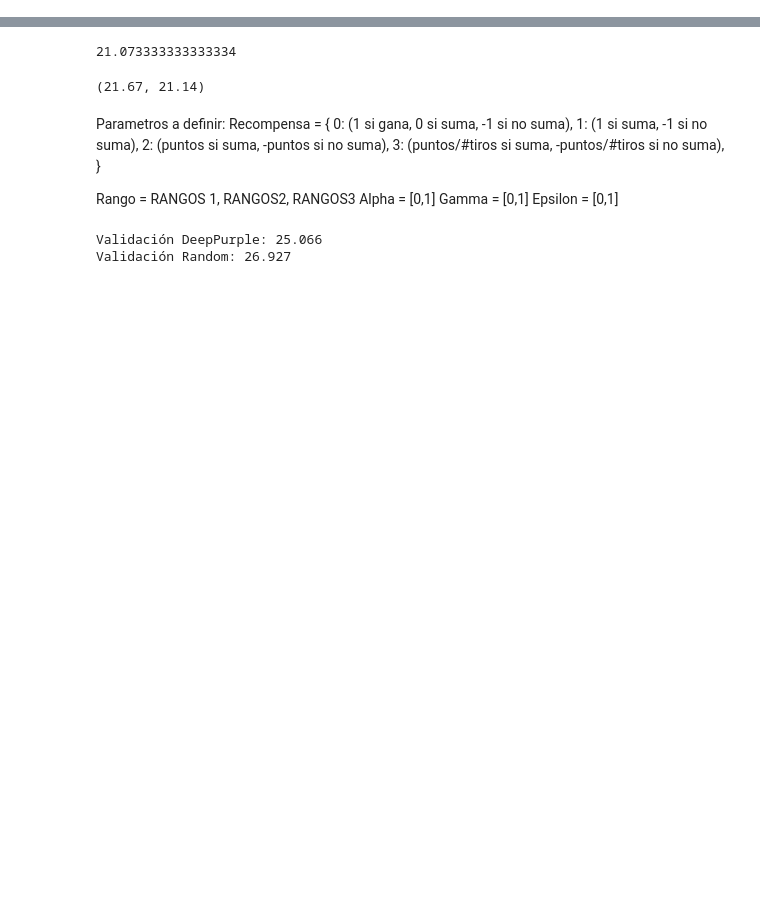
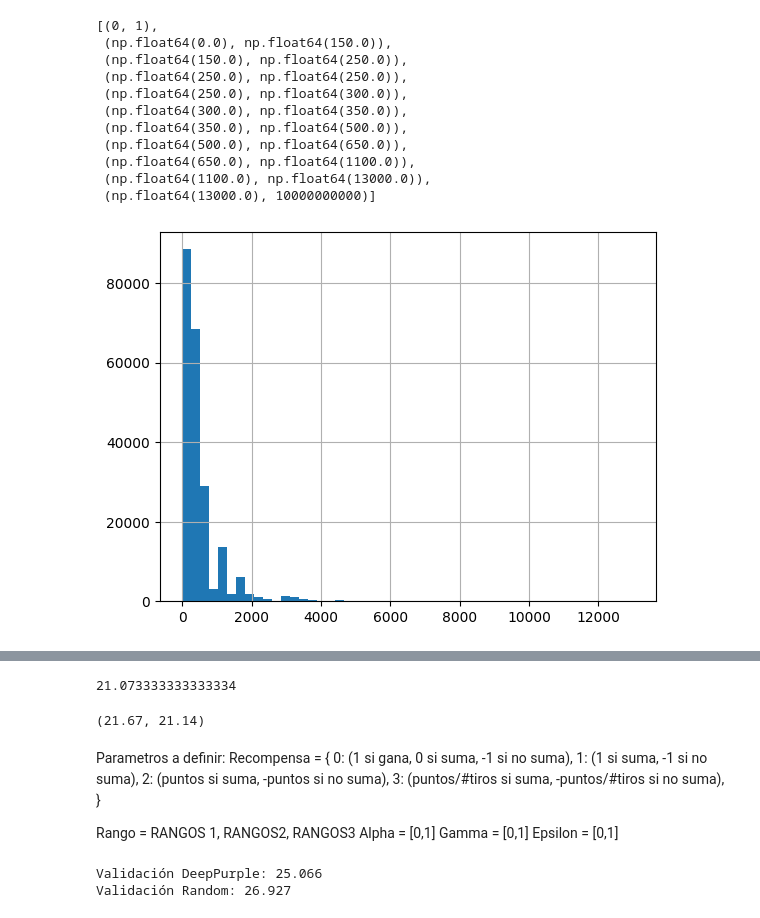
Before and after one commit to IgnacioPardo/TP1_IAN, a Jupyter notebook: training_.ipynb, the cells around one changed output, grey strips where cells are left out. Saved outputs shown, nothing was run; the diff lists cells and outputs as text; code cells hidden in the pictures; blank space fills up the shorter version.

```diff
--- a/training_.ipynb
+++ b/training_.ipynb
@@ -20,10 +17,10 @@ Intel MKL WARNING: Support of Intel(R) Streaming SIMD Extensions 4.2 (Intel(R) S
 # %%
 # Inicialización del gráfico
-def train(epochs, episodios, alpha, gamma, epsilon, rs, early_stop = 20, seed = 42):
+def train(epochs, episodios, alpha, gamma, epsilon, rs, early_stop = 20, seed = 42, recompensa_i: int = 0, penalidad_i: int = 0, multiplicador_recompensa: int = 1):
     seed = seed
     np.random.seed(seed)
 
-    ambiente = AmbienteDiezMil(rs=rs)
+    ambiente = AmbienteDiezMil(rs=rs, recompensa_i=recompensa_i, penalidad_i=penalidad_i, multiplicador_recompensa=multiplicador_recompensa)
 
     # Crear un agente de Q-learning
     agente = AgenteQLearning(ambiente, alpha=alpha, gamma=gamma, epsilon=epsilon)
@@ -37,7 +34,7 @@ def train(epochs, episodios, alpha, gamma, epsilon, rs, early_stop = 20, seed =
     for _ in range(epochs):
         agente.entrenar(episodios, verbose=False)
         if _ % 2 == 0:
-            validador = Validador(AmbienteDiezMil(rs=rs))
+            validador = Validador(AmbienteDiezMil(rs=rs, recompensa_i=recompensa_i, penalidad_i=penalidad_i, multiplicador_recompensa=multiplicador_recompensa))
             vals_normal.append(validador.validar_politica(agente.q_table2pol(), 300))
             if vals_normal[-1] < best_validation:
                 best_validation = vals_normal[-1]
@@ -66,0 +54,5 @@ bv, bp
+# %%
+bv, bp, vn = train(
+    100, 100, 0.1, 0.9, 0.1, RangeSnaper(), penalidad_i=2, recompensa_i=3
+)
+bv
@@ -84,0 +119,16 @@ RANGOS4 = [
+# %%
+# For Rangos5, approximate the distribution of points per turn
+
+from diezmil import JuegoDiezMil
+from jugador import JugadorFromPolicy
+
+points_per_turn = []
+games = 10000
+for i in tqdm(range(1, games)):
+    ambiente = AmbienteDiezMil(rs=RangeSnaper())
+    jugador = JugadorFromPolicy(bp, rs=RangeSnaper())
+    juego = JuegoDiezMil(jugador)
+    puntos_turno = list(juego.jugar(verbose=False))
+    points_per_turn += puntos_turno
+
+points_per_turn
@@ -84,0 +153,29 @@ RANGOS4 = [
+# %%
+import pandas as pd
+points_obs = pd.Series(points_per_turn)
+points_obs.hist(bins=50)
+
+# Quantiles for the distribution
+RANGOS5 = [
+    (0, 1),
+] + [
+    (points_obs.quantile(q), points_obs.quantile(q+0.1))
+    for q in np.linspace(0.1, 0.9, 9)
+] + [
+    (points_obs.quantile(1), int(1e10))
+]
+
+RANGOS5
+# %% [output]
+[(0, 1),
+ (np.float64(0.0), np.float64(150.0)),
+ (np.float64(150.0), np.float64(250.0)),
+ (np.float64(250.0), np.float64(250.0)),
+ (np.float64(250.0), np.float64(300.0)),
+ (np.float64(300.0), np.float64(350.0)),
+ (np.float64(350.0), np.float64(500.0)),
+ (np.float64(500.0), np.float64(650.0)),
+ (np.float64(650.0), np.float64(1100.0)),
+ (np.float64(1100.0), np.float64(13000.0)),
+ (np.float64(13000.0), 10000000000)]
+[figure, added]
```
Also changed, not shown: parts of 11 cells of this notebook, 1 other file.
